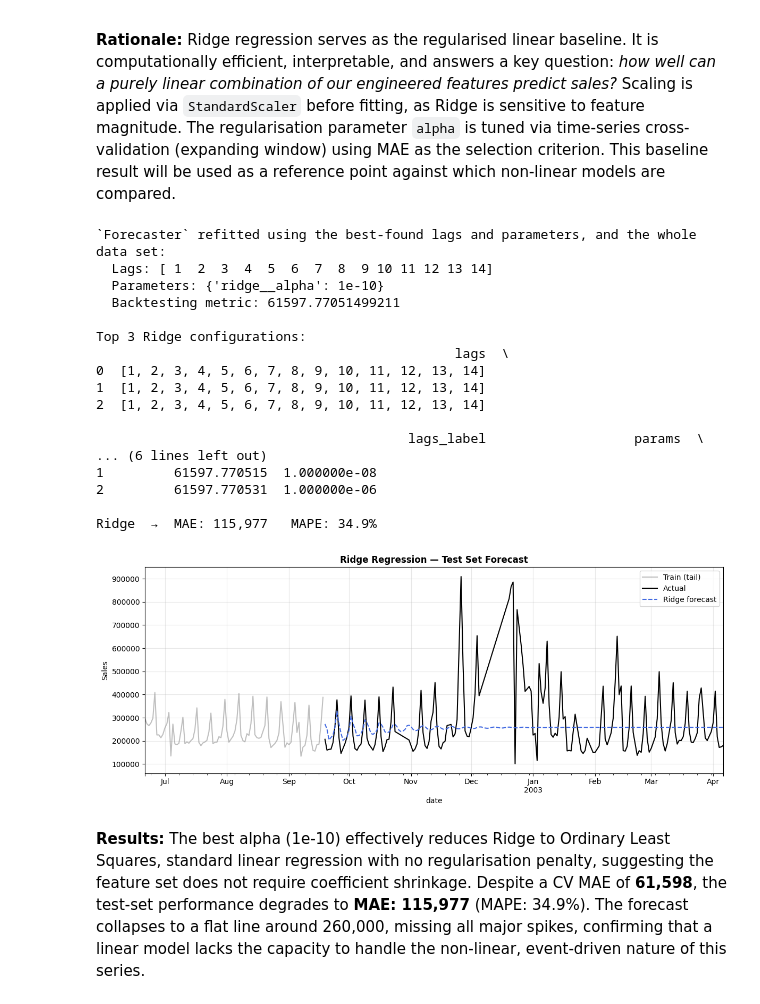
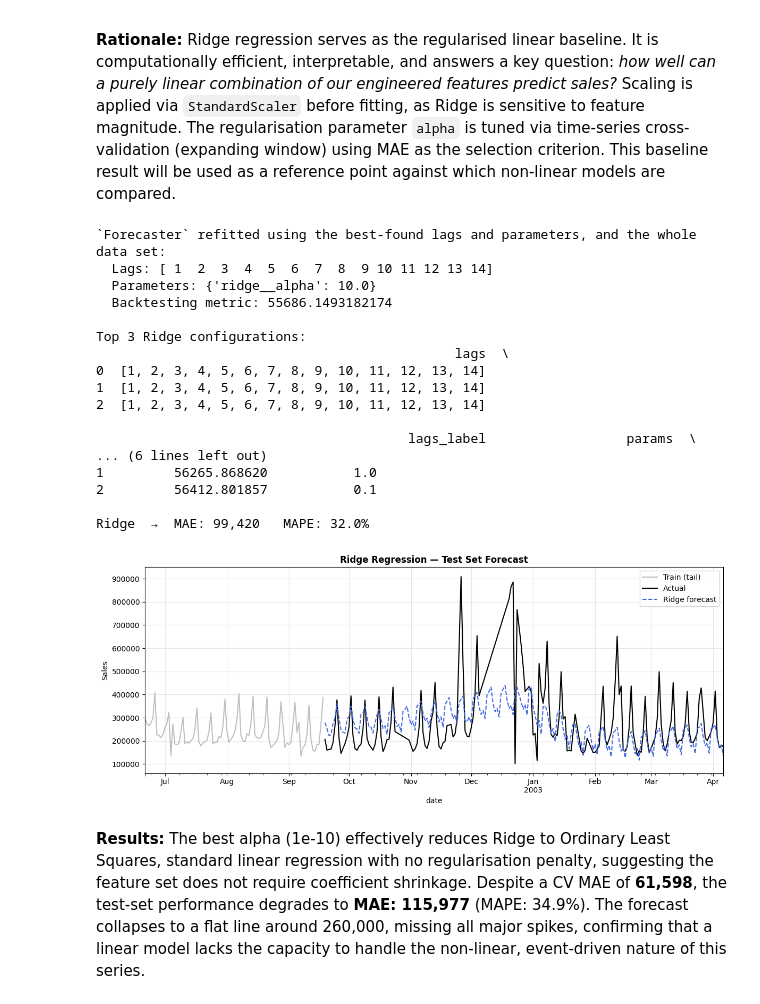
Before and after one commit to joaquinorradre/Time_Series_Assesment1, a Jupyter notebook: Assessment2.ipynb, the cells around one changed output. Saved outputs shown, nothing was run; the diff lists cells and outputs as text; code cells hidden in the pictures.

```diff
--- a/Assessment2.ipynb
+++ b/Assessment2.ipynb
@@ -77,6 +73,6 @@ The features created are:
 # %%
 def create_features(df: pd.DataFrame) -> pd.DataFrame:
-    """Add calendar, lag, rolling, and holiday features to the sales dataframe."""
+    """Add calendar and holiday features to the sales dataframe."""
     df = df.copy()
 
     # 1. Calendar features
@@ -92,17 +88,6 @@ def create_features(df: pd.DataFrame) -> pd.DataFrame:
 
     df['is_summer'] = df['month'].isin([6, 7, 8]).astype(int)
 
-    # 3. Lag features (shift prevents any look-ahead/leakage)
-    df['lag_1']  = df['sales'].shift(1)
-    df['lag_7']  = df['sales'].shift(7)
-    df['lag_14'] = df['sales'].shift(14)
-
-    # 4. Rolling statistics (shift(1) inside to avoid leakage)
-    s = df['sales'].shift(1)
-    df['roll_mean_7']  = s.rolling(7).mean()
-    df['roll_std_7']   = s.rolling(7).std()
-    df['roll_mean_30'] = s.rolling(30).mean()
-
     return df
 
 df_ml = create_features(data_imputed).dropna()
@@ -261,8 +158,7 @@ from sklearn.metrics import mean_absolute_error, mean_absolute_percentage_error
 pipe_ridge = make_pipeline(StandardScaler(), Ridge())
 forecaster_ridge = ForecasterRecursive(regressor=pipe_ridge, lags=14)
 
-# param_grid_ridge = {'ridge__alpha': np.logspace(-3, 3, 10)}
-param_grid_ridge = {'ridge__alpha': [1e-10, 1e-8, 1e-6, 1e-4, 1e-2, 0.1, 1.0]}
+param_grid_ridge = {'ridge__alpha': [1e-2, 0.1, 1.0, 10.0, 100.0]}
 
 cv = TimeSeriesFold(
     steps=STEPS_TEST,
@@ -277,6 +173,7 @@ cv = TimeSeriesFold(
 results_ridge = grid_search_forecaster(
     forecaster=forecaster_ridge,
     y=y_train,
+    exog=X_train,
     param_grid=param_grid_ridge,
     cv=cv,
     metric='mean_absolute_error',
@@ -286,45 +183,46 @@ results_ridge = grid_search_forecaster(
     show_progress=True
 )
 
 print("\nTop 3 Ridge configurations:")
 print(results_ridge.head(3))
 
-# ── Test-set prediction ───────────────────────────────────────────────────────
-pred_ridge = forecaster_ridge.predict(steps=STEPS_TEST)
+forecaster_ridge.fit(y=y_train, exog=X_train)
+
+pred_ridge = forecaster_ridge.predict(steps=STEPS_TEST, exog=X_test)
 mae_ridge  = mean_absolute_error(y_test, pred_ridge)
 mape_ridge = mean_absolute_percentage_error(y_test, pred_ridge)
 print(f"\nRidge  →  MAE: {mae_ridge:,.0f}   MAPE: {mape_ridge:.1%}")
 
 # ── Plot ──────────────────────────────────────────────────────────────────────
 fig, ax = plt.subplots(figsize=(12, 5))
-y_train.tail(90).plot(ax=ax, color='gray',       alpha=0.5, label='Train (tail)')
-y_test.plot(ax=ax,           color='black',      lw=1.5,   label='Actual')
-pred_ridge.plot(ax=ax,       color='royalblue',  ls='--',  label='Ridge forecast')
+y_train.tail(90).plot(ax=ax, color='gray',      alpha=0.5, label='Train (tail)')
+y_test.plot(ax=ax,           color='black',     lw=1.5,   label='Actual')
+pred_ridge.plot(ax=ax,       color='royalblue', ls='--',  label='Ridge forecast')
 ax.set_title('Ridge Regression — Test Set Forecast', fontweight='bold')
 ax.set_ylabel('Sales')
 ax.legend()
 ax.grid(True, alpha=0.3)
 plt.tight_layout()
 plt.show()
 # %% [output]
 `Forecaster` refitted using the best-found lags and parameters, and the whole data set:
   Lags: [ 1  2  3  4  5  6  7  8  9 10 11 12 13 14]
-  Parameters: {'ridge__alpha': 1e-10}
-  Backtesting metric: 61597.77051499211
+  Parameters: {'ridge__alpha': 10.0}
+  Backtesting metric: 55686.1493182174
 
 Top 3 Ridge configurations:
                                               lags  \
 0  [1, 2, 3, 4, 5, 6, 7, 8, 9, 10, 11, 12, 13, 14]
 1  [1, 2, 3, 4, 5, 6, 7, 8, 9, 10, 11, 12, 13, 14]
 2  [1, 2, 3, 4, 5, 6, 7, 8, 9, 10, 11, 12, 13, 14]
 
-                                        lags_label                   params  \
+                                        lags_label                  params  \
 ... (6 lines left out)
-1         61597.770515  1.000000e-08
-2         61597.770531  1.000000e-06
+1         56265.868620           1.0
+2         56412.801857           0.1
 
-Ridge  →  MAE: 115,977   MAPE: 34.9%
+Ridge  →  MAE: 99,420   MAPE: 32.0%
-[figure, old version]
+[figure, new version]
 # %% [markdown]
 **Results:** The best alpha (1e-10) effectively reduces Ridge to Ordinary Least Squares, standard linear regression with no regularisation penalty, suggesting the feature set does not require coefficient shrinkage. Despite a CV MAE of **61,598**, the test-set performance degrades to **MAE: 115,977** (MAPE: 34.9%). The forecast collapses to a flat line around 260,000, missing all major spikes, confirming that a linear model lacks the capacity to handle the non-linear, event-driven nature of this series.
 # %% [markdown]
```
Also changed, not shown: parts of 14 cells of this notebook.
